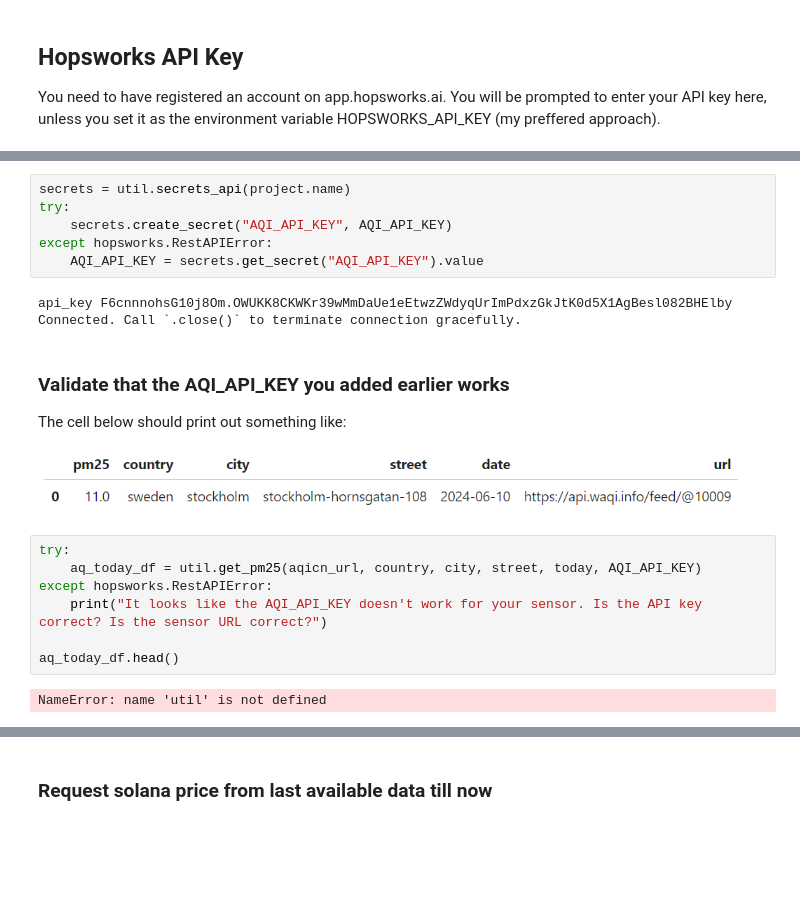
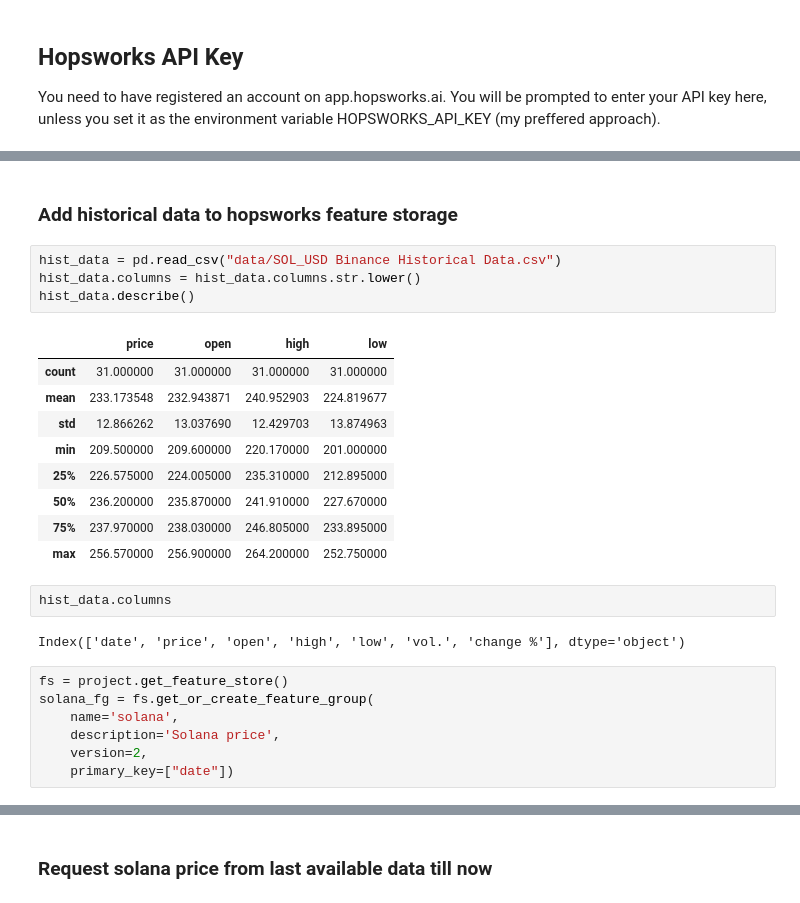
Before and after one commit to natassaf/ID2223-final-project, a Jupyter notebook: feature_backfill.ipynb, the cells around one changed output, grey strips where cells are left out. Cells and saved outputs as stored; diff of their text form; blank space fills up the shorter version.

Commit message:
upload data to hopsworks done

```diff
--- a/feature_backfill.ipynb
+++ b/feature_backfill.ipynb
@@ -53,24 +52,27 @@ ModuleNotFoundError: Pyarrow package not found. If you want to use Apache Arrow
-# %%
-secrets = util.secrets_api(project.name)
-try:
-    secrets.create_secret("AQI_API_KEY", AQI_API_KEY)
-except hopsworks.RestAPIError:
-    AQI_API_KEY = secrets.get_secret("AQI_API_KEY").value
-# %% [output]
-api_key F6cnnnohsG10j8Om.OWUKK8CKWKr39wMmDaUe1eEtwzZWdyqUrImPdxzGkJtK0d5X1AgBesl082BHElby
-Connected. Call `.close()` to terminate connection gracefully.
-# %% [markdown]
-### Validate that the AQI_API_KEY you added earlier works
-
-The cell below should print out something like:
-
-![image.png](attachment:832cc3e9-876c-450f-99d3-cc97abb55b13.png)
-# %%
-try:
-    aq_today_df = util.get_pm25(aqicn_url, country, city, street, today, AQI_API_KEY)
-except hopsworks.RestAPIError:
-    print("It looks like the AQI_API_KEY doesn't work for your sensor. Is the API key correct? Is the sensor URL correct?")
-
-aq_today_df.head()
-# %% [output]
-NameError: name 'util' is not defined
+# %% [markdown]
+### Add historical data to hopsworks feature storage
+# %%
+hist_data = pd.read_csv("data/SOL_USD Binance Historical Data.csv")
+hist_data.columns = hist_data.columns.str.lower()
+hist_data.describe()
+# %% [output]
+|  | price | open | high | low |
+| count | 31.000000 | 31.000000 | 31.000000 | 31.000000 |
+| mean | 233.173548 | 232.943871 | 240.952903 | 224.819677 |
+| std | 12.866262 | 13.037690 | 12.429703 | 13.874963 |
+| min | 209.500000 | 209.600000 | 220.170000 | 201.000000 |
+| 25% | 226.575000 | 224.005000 | 235.310000 | 212.895000 |
+| 50% | 236.200000 | 235.870000 | 241.910000 | 227.670000 |
+| 75% | 237.970000 | 238.030000 | 246.805000 | 233.895000 |
+| max | 256.570000 | 256.900000 | 264.200000 | 252.750000 |
+# %%
+hist_data.columns
+# %% [output]
+Index(['date', 'price', 'open', 'high', 'low', 'vol.', 'change %'], dtype='object')
+# %%
+fs = project.get_feature_store()
+solana_fg = fs.get_or_create_feature_group(
+    name='solana',
+    description='Solana price',
+    version=2,
+    primary_key=["date"])
```
Also changed, not shown: parts of 6 cells of this notebook.
